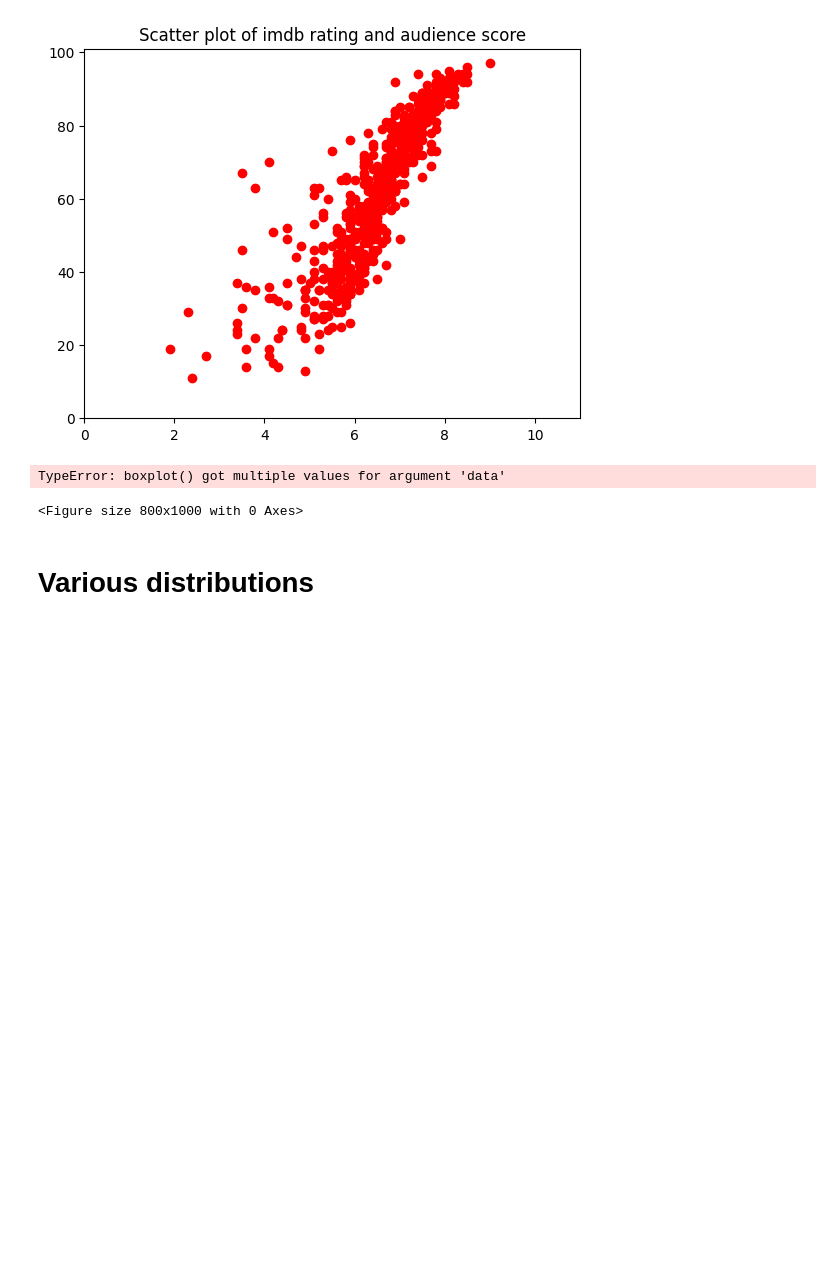
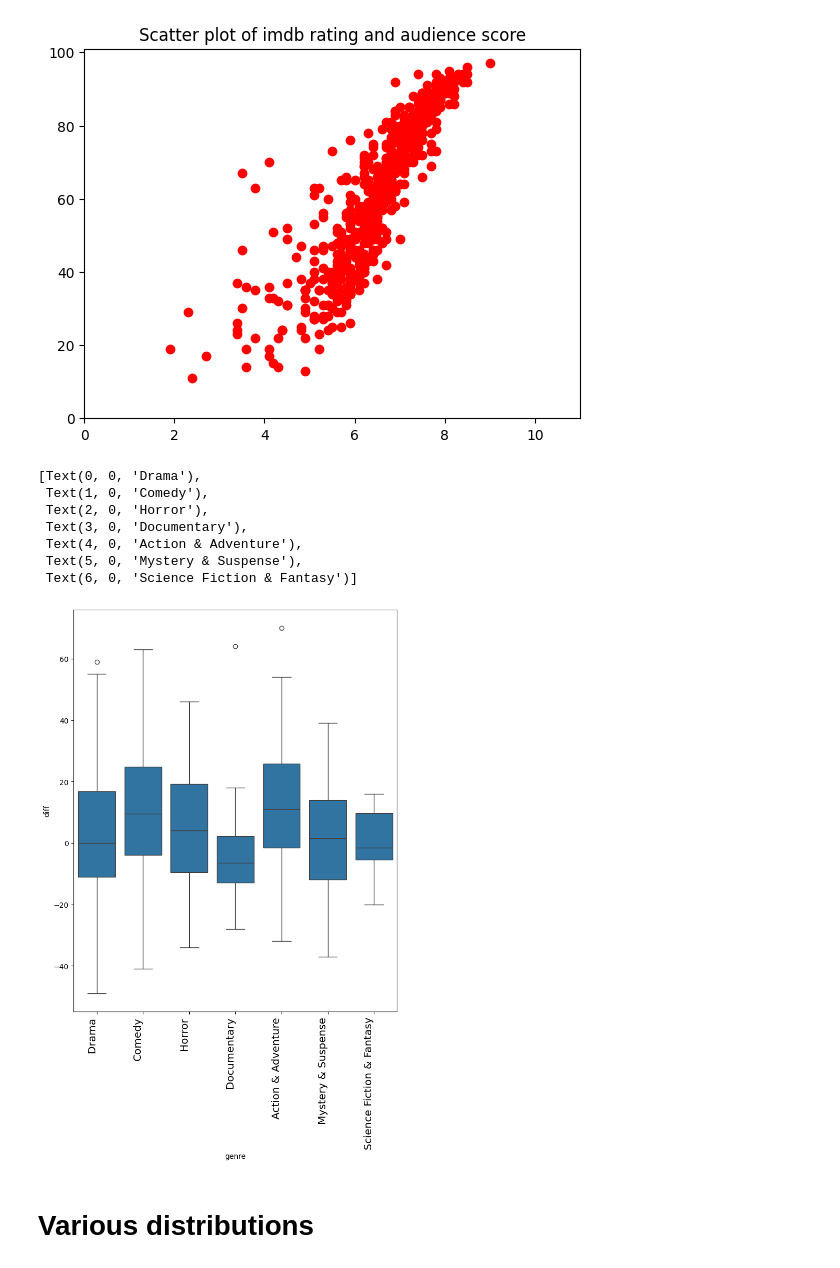
Before and after one commit to ashu433/shala2020.github.io, a Jupyter notebook: Data_Science_Lecture_2.ipynb, the cells around one changed output. Drawn from its saved outputs; the diff is of its cells as text; code cells hidden in the pictures; blank space fills up the shorter version.

```diff
--- a/Data_Science_Lecture_2.ipynb
+++ b/Data_Science_Lecture_2.ipynb
@@ -331,19 +335,25 @@ plt.show()
 # %%
 # Range, quartile, information in boxplot
 # How to deal with outliers
 plt.figure(figsize=(8,10))
 movies['diff'] = movies['audience_score'] - movies['critics_score']
-chart = sns.boxplot('genre', 'diff', data=movies)
+chart = sns.boxplot(x='genre', y='diff', data=movies)
 chart.set_xticklabels(
     chart.get_xticklabels(),
     rotation=90,
     horizontalalignment='right',
     fontweight='light',
     fontsize='x-large'
 )
 # %% [output]
-TypeError: boxplot() got multiple values for argument 'data'
+[Text(0, 0, 'Drama'),
+ Text(1, 0, 'Comedy'),
+ Text(2, 0, 'Horror'),
+ Text(3, 0, 'Documentary'),
+ Text(4, 0, 'Action & Adventure'),
+ Text(5, 0, 'Mystery & Suspense'),
+ Text(6, 0, 'Science Fiction & Fantasy')]
-<Figure size 800x1000 with 0 Axes>
+[figure, added]
 # %% [markdown]
 # Various distributions
 # %% [markdown]
```
Also changed, not shown: parts of 1 cell of this notebook.
